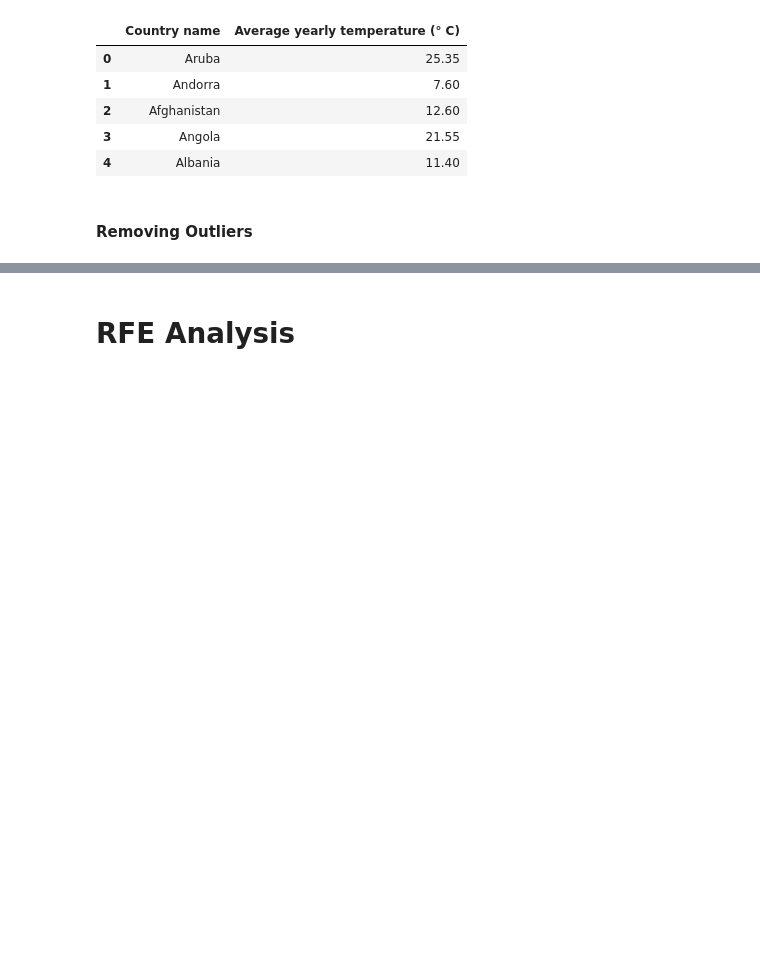
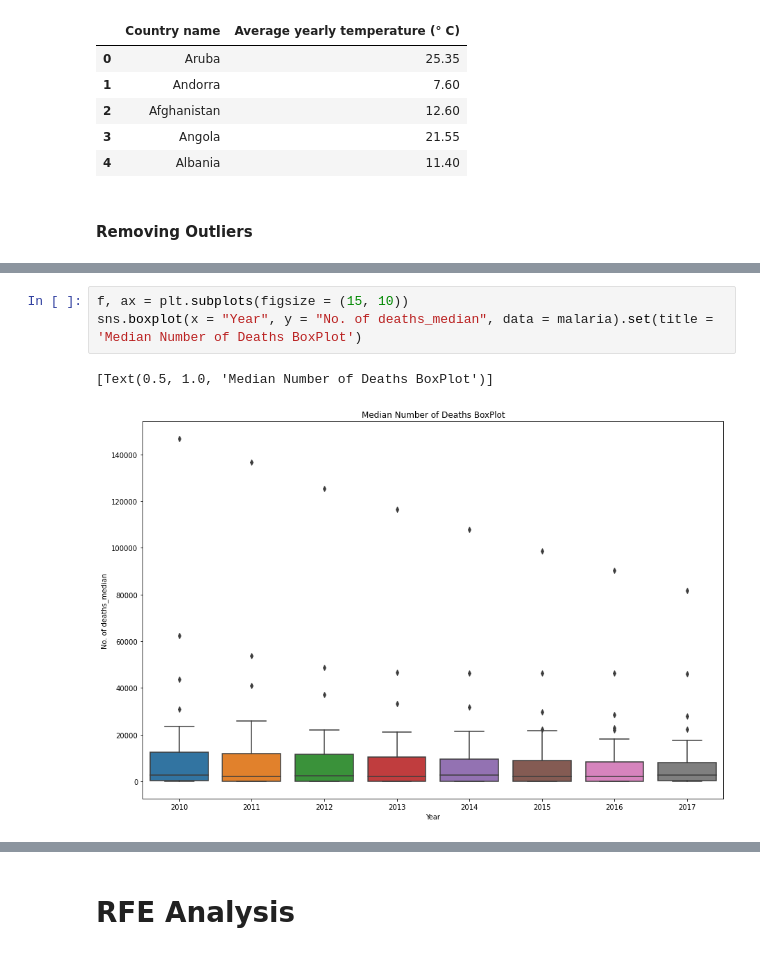
Before and after one commit to Michael-Kneale/COMP2200-Group-Project, a Jupyter notebook: main_report.ipynb, the cells around one changed output, grey strips where cells are left out. Cells and saved outputs as stored; diff of their text form; blank space fills up the shorter version.

```diff
--- a/main_report.ipynb
+++ b/main_report.ipynb
@@ -60,0 +78,6 @@ avg_temp.head()
+# %%
+f, ax = plt.subplots(figsize = (15, 10))
+sns.boxplot(x = "Year", y = "No. of deaths_median", data = malaria).set(title = 'Median Number of Deaths BoxPlot')
+# %% [output]
+[Text(0.5, 1.0, 'Median Number of Deaths BoxPlot')]
+[figure, added]
```
Also changed, not shown: parts of 4 cells of this notebook.
